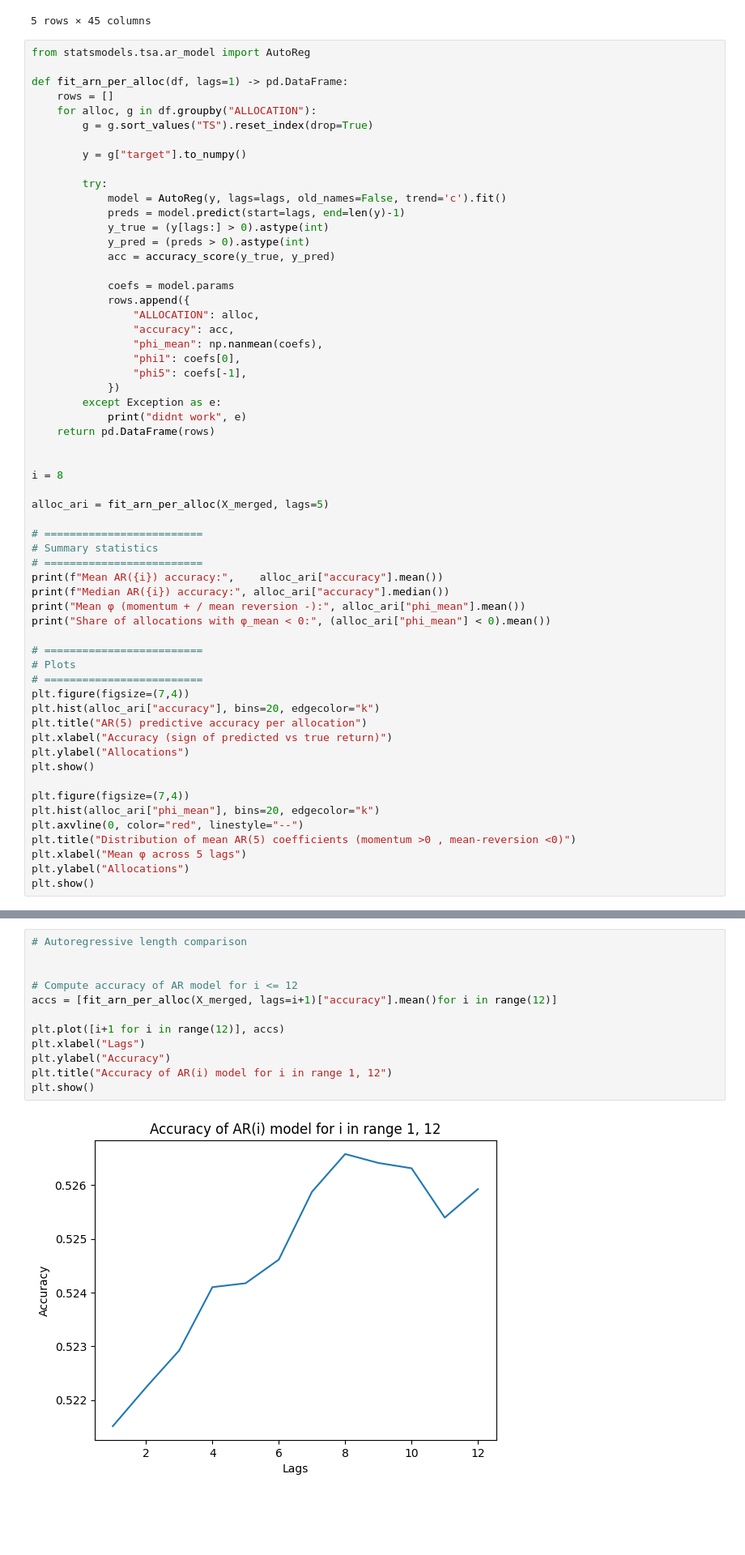
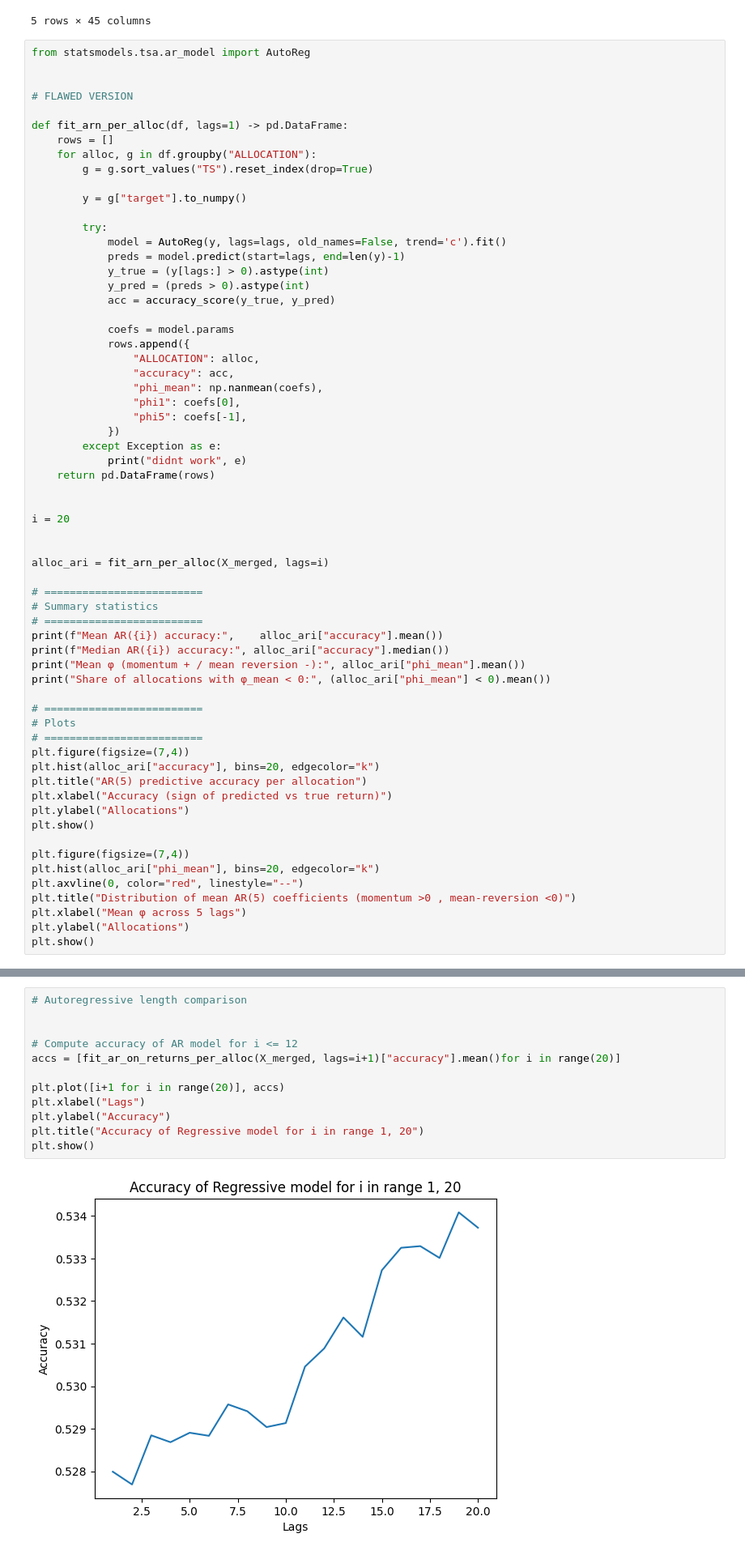
Before and after one commit to albertoconador/QRT_kaggle_10_25, a Jupyter notebook: explore.ipynb, the cells around one changed output, grey strips where cells are left out. Shown at 81% size. Drawn from its saved outputs; the diff is of its cells as text; blank space fills up the shorter version.

```diff
--- a/explore.ipynb
+++ b/explore.ipynb
@@ -245,6 +245,9 @@ X_merged.head()
 5 rows × 45 columns
 # %%
 from statsmodels.tsa.ar_model import AutoReg
+
+
+# FLAWED VERSION
 
 def fit_arn_per_alloc(df, lags=1) -> pd.DataFrame:
     rows = []
@@ -273,9 +276,10 @@ def fit_arn_per_alloc(df, lags=1) -> pd.DataFrame:
     return pd.DataFrame(rows)
 
 
-i = 8
+i = 20
 
-alloc_ari = fit_arn_per_alloc(X_merged, lags=5)
+
+alloc_ari = fit_arn_per_alloc(X_merged, lags=i)
 
 # =========================
 # Summary statistics
@@ -312,14 +375,14 @@ Share of allocations with φ_mean < 0: 0.5692307692307692
 # %%
 # Autoregressive length comparison
 
 
 # Compute accuracy of AR model for i <= 12
-accs = [fit_arn_per_alloc(X_merged, lags=i+1)["accuracy"].mean()for i in range(12)]
+accs = [fit_ar_on_returns_per_alloc(X_merged, lags=i+1)["accuracy"].mean()for i in range(20)]
 
-plt.plot([i+1 for i in range(12)], accs)
+plt.plot([i+1 for i in range(20)], accs)
 plt.xlabel("Lags")
 plt.ylabel("Accuracy")
-plt.title("Accuracy of AR(i) model for i in range 1, 12")
+plt.title("Accuracy of Regressive model for i in range 1, 20")
 plt.show()
 # %% [output]
-[figure, old version]
+[figure, new version]
```
Also changed, not shown: parts of 11 cells of this notebook, 4 other files.
